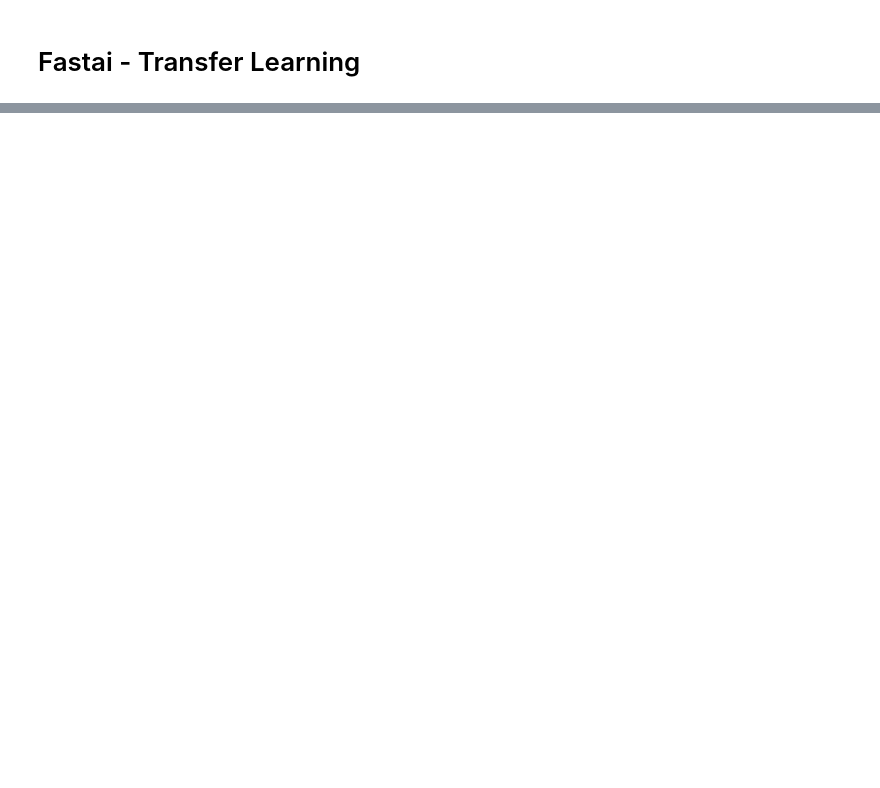
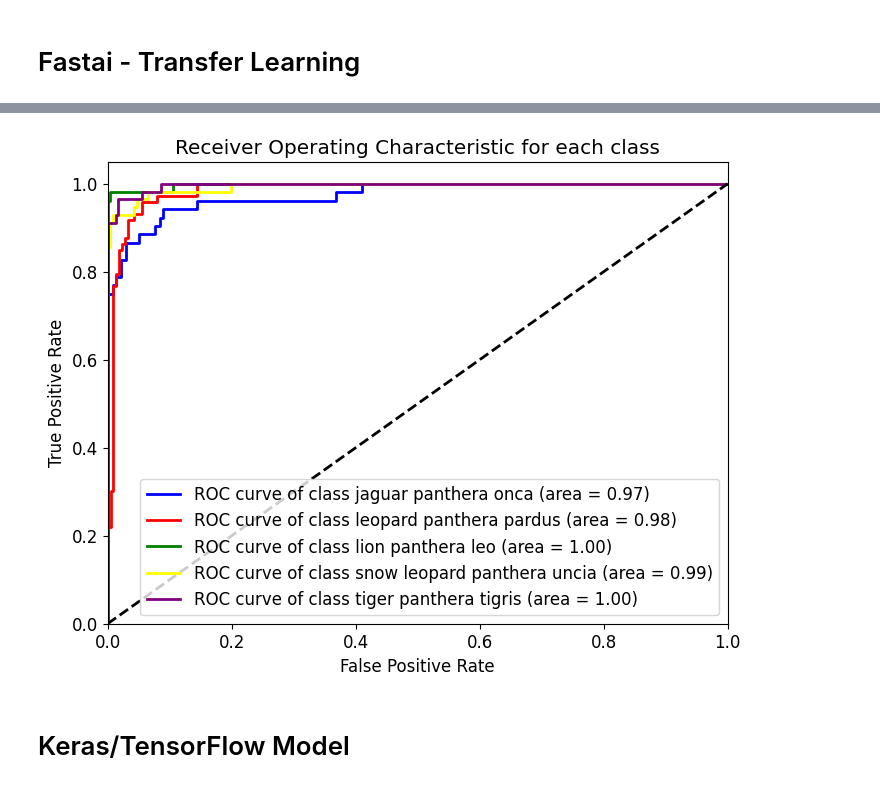
Before and after one commit to KyanoTrevisan/bigdata-project, a Jupyter notebook: bigdata_bigcats.ipynb, the cells around one changed output, grey strips where cells are left out. Drawn from its saved outputs; the diff is of its cells as text; code cells hidden in the pictures; blank space fills up the shorter version.

```diff
--- a/bigdata_bigcats.ipynb
+++ b/bigdata_bigcats.ipynb
@@ -301,0 +246,59 @@ history_fine = model.fit(
+# %%
+# Importing necessary libraries
+from sklearn.metrics import roc_curve, auc
+import matplotlib.pyplot as plt
+from sklearn.preprocessing import label_binarize
+from itertools import cycle
+
+# Getting predictions and true labels from the learner
+# 'preds' are the predicted probabilities for each class
+# 'targets' are the true class labels
+preds, targets = model.get_preds()
+
+# Number of classes in the dataset
+# 'dls.vocab' contains the list of all classes
+n_classes = len(dls.vocab)
+
+# One-hot encode the targets
+# This is necessary for multi-class ROC analysis
+# Each column of 'targets_one_hot' corresponds to a class
+targets_one_hot = label_binarize(targets, classes=range(n_classes))
+
+# Dictionaries to store the false positive rates and true positive rates for each class
+fpr = dict()
+tpr = dict()
+roc_auc = dict()
+
+# Calculating ROC curve and AUC for each class
+for i in range(n_classes):
+    fpr[i], tpr[i], _ = roc_curve(targets_one_hot[:, i], preds[:, i])
+    roc_auc[i] = auc(fpr[i], tpr[i])
+
+# Plotting ROC curves
+plt.figure(figsize=(8, 6))
+# Using a color cycle for different classes
+colors = cycle(['blue', 'red', 'green', 'yellow', 'purple', 'orange', 'black'])
+
+# Iterating over each class to plot its ROC curve
+for i, color in zip(range(n_classes), colors):
+    plt.plot(fpr[i], tpr[i], color=color, lw=2,
+             label=f'ROC curve of class {dls.vocab[i]} (area = {roc_auc[i]:0.2f})')
+
+# Plotting the diagonal line representing random chance
+plt.plot([0, 1], [0, 1], 'k--', lw=2)
+
+# Setting limits for X and Y axis
+plt.xlim([0.0, 1.0])
+plt.ylim([0.0, 1.05])
+
+# Adding labels and title
+plt.xlabel('False Positive Rate')
+plt.ylabel('True Positive Rate')
+plt.title('Receiver Operating Characteristic for each class')
+
+# Adding a legend
+plt.legend(loc="lower right")
+
+# Displaying the plot
+plt.show()
+# %% [output]
@@ -301,0 +306,3 @@ history_fine = model.fit(
+[figure, added]
+# %% [markdown]
+# Keras/TensorFlow Model
```
Also changed, not shown: parts of 84 cells of this notebook.
